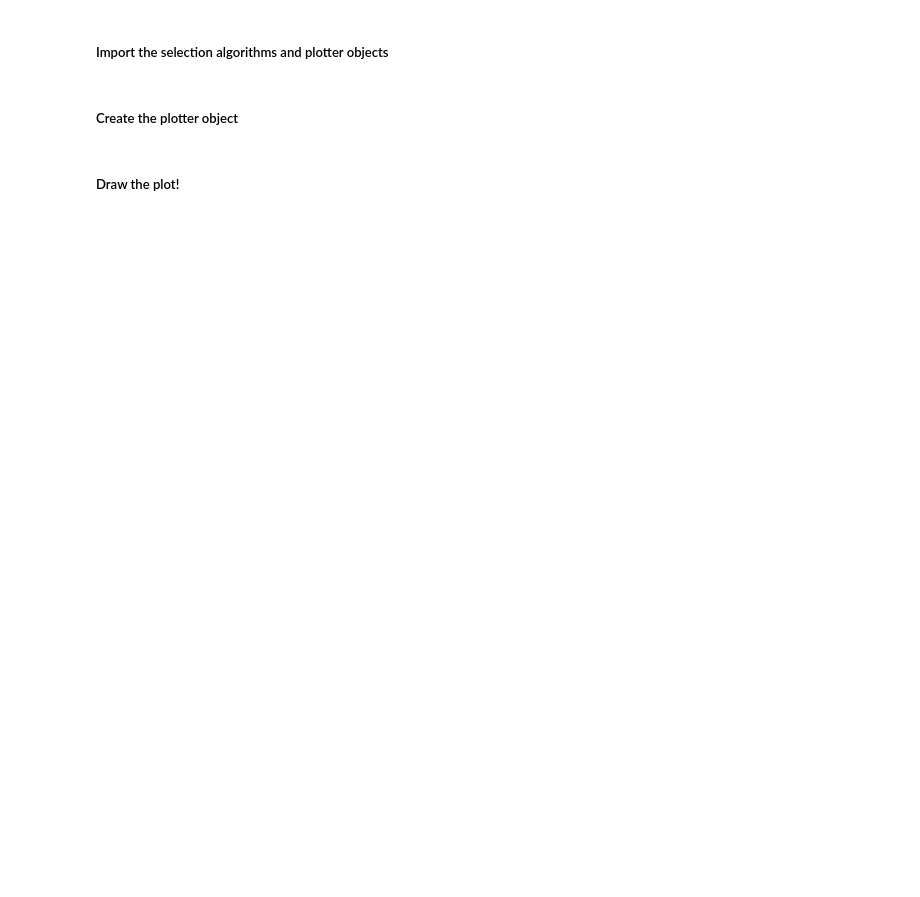
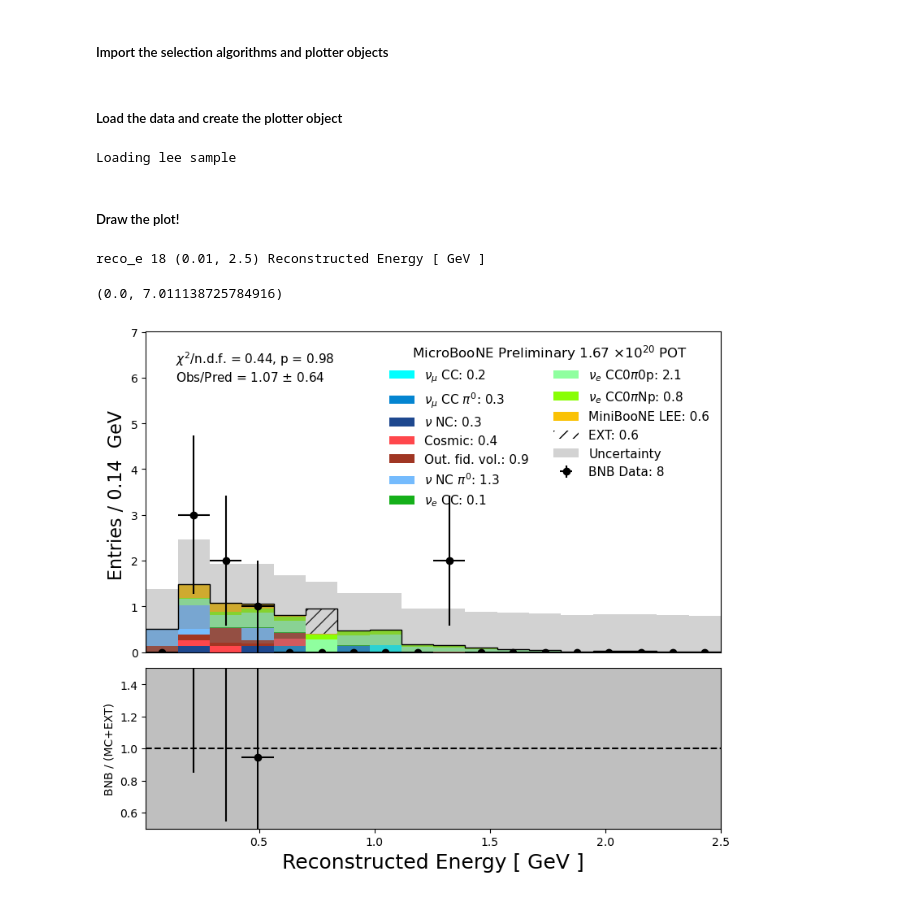
Before and after one commit to ubneutrinos/PELEE, a Jupyter notebook: Plotter-wDataloader.ipynb, the cells around one changed output. Saved outputs shown, nothing was run; the diff lists cells and outputs as text; code cells hidden in the pictures; blank space fills up the shorter version.

Commit message:
Adding plotting code using most recent version of data loader

```diff
--- a/Plotter-wDataloader.ipynb
+++ b/Plotter-wDataloader.ipynb
@@ -103,9 +12,0 @@ pot_mc_samples[1] = {
-# %%
-RUN = 1
-reload(dl)
-df_bnb = dl.load_sample(RUN, "runs", "bnb", loadpi0variables=True, loadshowervariables=True, loadrecoveryvars=True,loadsystematics=True)
-df_ext = dl.load_sample(RUN, "runs", "ext", loadpi0variables=True, loadshowervariables=True, loadrecoveryvars=True,loadsystematics=True)
-df_nu = dl.load_sample(RUN, "runs", "nu", loadpi0variables=True, loadshowervariables=True, loadrecoveryvars=True,loadsystematics=True)
-df_nue = dl.load_sample(RUN,"runs","nue",loadpi0variables=True, loadshowervariables=True, loadrecoveryvars=True,loadsystematics=True)
-df_lee = dl.load_sample(RUN,"runs","nue",loadpi0variables=True, loadshowervariables=True, loadrecoveryvars=True,loadsystematics=True,use_lee_weights=True)
-df_dirt = dl.load_sample(RUN,"runs","drt",loadpi0variables=True, loadshowervariables=True, loadrecoveryvars=True,loadsystematics=True)
@@ -150,4 +17,4 @@ from unblinding_far_sideband import *
 import localSettings as ls
 import plotter
 # %% [markdown]
-##### Create the plotter object
+##### Load the data and create the plotter object
@@ -157,15 +21,22 @@ pl = plotter.Plotter(samples,weights,data_pot)
+# %%
+# Remove the load_lee flag to disable adding the LEE prediction
+RUN = 1
+samples,weights,data_pot = dl.load_run(run_number=RUN,data="bnb",loadpi0variables=True, loadshowervariables=True, loadrecoveryvars=True,loadsystematics=True,load_lee=True)
+pl = plotter.Plotter(samples,weights,data_pot)
+# %% [output]
+Loading lee sample
 # %% [markdown]
 ##### Draw the plot!
 # %%
 # choose sideband, preselection, and selection
 # find defintions in unblinding_far_sideband.py
 sdb_key = 'None' #'None'
-pre_key = 'NP'
-sel_key = 'None'
+pre_key = 'ZP'
+sel_key = 'ZPBDT'
 #sdb_key = 'TwoPShr'
 #pre_key = 'NP'
 #sel_key = 'NPBDTAllShr' #'None' 'NPVLAllShr' 'NPLAllShr' 'NPBDTAllShr' 'NPTAllShr'
-run = 1
+run = RUN
 
 sideband = sideband_categories[sdb_key]
 preselection = preselection_categories[pre_key]
@@ -193,30 +64,34 @@ TITLE = ""
 #for text in [f'Run {run}',' - ',sideband['title'],' - ',preselection['title'],'\n',sel['title'],' - ',pi0scaling["title"]]:
 #    if text is None: continue
 #    TITLE += text
 
 # Reproducing Alex's plot
 VARIABLE, BINS, RANGE, XTIT = 'reco_e',18,(0.01, 2.50),r"Reconstructed Energy [ GeV ]"
 
 print(VARIABLE, BINS, RANGE, XTIT)
 
 fig, ax1, ax2 = pl.plot_variable(
     VARIABLE,
     query=QUERY,
     kind="event_category",
     #kind="paper_category",
     draw_sys=True,
     detsysdict=DETSYS,
     DETSYSPATH=DETSYSPATH,
     COVMATRIX="",#'cov_matrix_Enu_reco_1eNp.txt',
     ratio=True,
     stacksort=3,
     title=XTIT,
     bins=BINS,
     range=RANGE,
     chisq=True,
     draw_data=True
     #asymErrs=True
 )[0:3]
 
 ax1.set_title(TITLE, loc='left')
 ax1.set_ylim(0., ax1.get_ylim()[1]*1.4)
+# %% [output]
+reco_e 18 (0.01, 2.5) Reconstructed Energy [ GeV ]
+(0.0, 7.011138725784916)
+[figure, added]
```
Also changed, not shown: parts of 9 cells of this notebook, 3 other files.
